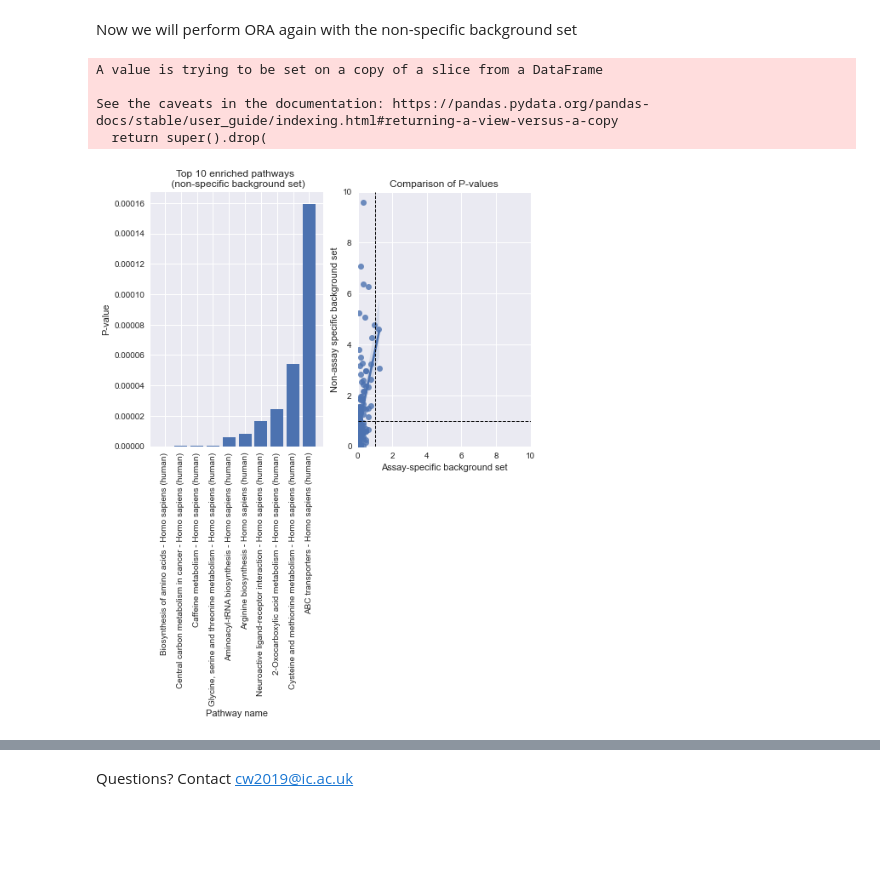
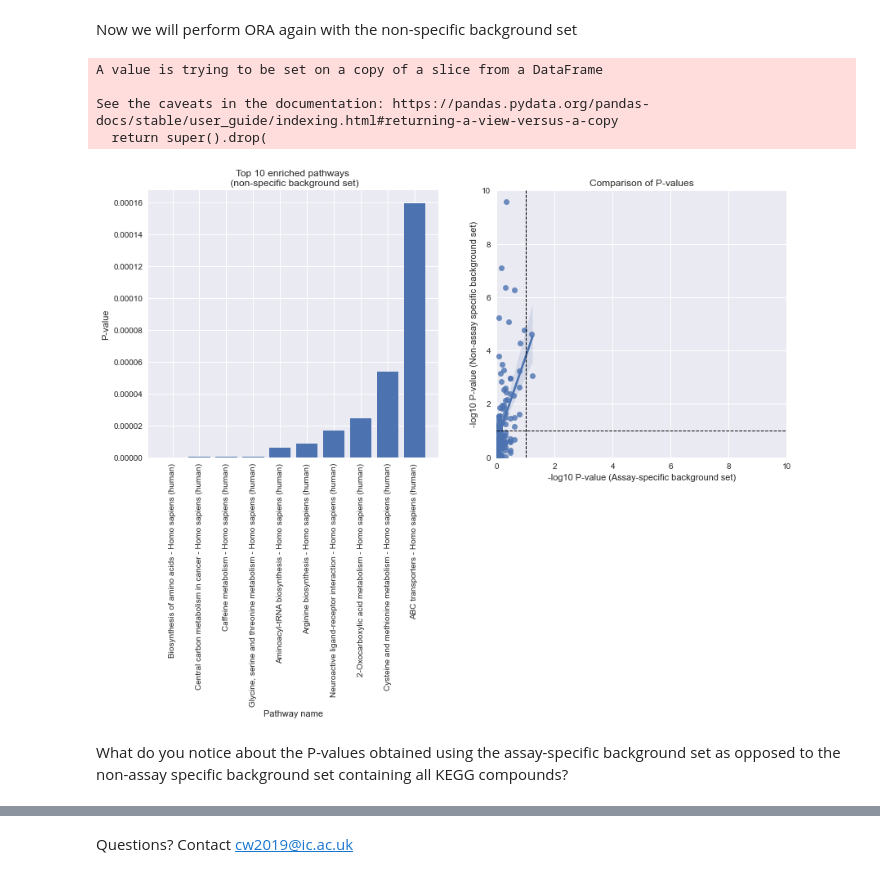
Before and after one commit to cwieder/met-pathway-tutorial, a Jupyter notebook: Intro_to_data_analysis_pathway_tutorial.ipynb, the cells around one changed output, grey strips where cells are left out. Saved outputs shown, nothing was run; the diff lists cells and outputs as text; code cells hidden in the pictures; blank space fills up the shorter version.

```diff
--- a/Intro_to_data_analysis_pathway_tutorial.ipynb
+++ b/Intro_to_data_analysis_pathway_tutorial.ipynb
@@ -191,31 +195,33 @@ Now we will perform ORA again with the non-specific background set
 # %%
 ora_res_non_specific_background = over_representation_analysis(DA_metabolites, non_specific_background_set, KEGG_human_pathways)
 
-fig, (ax1, ax2) = plt.subplots(1, 2)
+fig, (ax1, ax2) = plt.subplots(1, 2, figsize=(14, 6))
 plt.style.use("seaborn")
 top_10_ora_res_non_specific = ora_res_non_specific_background.sort_values(by="P-value").iloc[0:10, :]
 ax1.bar(top_10_ora_res_non_specific["Pathway_name"], top_10_ora_res_non_specific["P-value"])
 ax1.set_xticklabels(top_10_ora_res_non_specific["Pathway_name"], rotation=90)
 ax1.set_ylabel("P-value")
 ax1.set_xlabel("Pathway name")
 ax1.set_title("Top 10 enriched pathways \n (non-specific background set)")
 
 intersect = (set(ora_res["Pathway_ID"].tolist()) & set(ora_res_non_specific_background["Pathway_ID"].tolist()))
 # Ensures pathways are the same in both results (non specific background set can have additional pathways)
 ora_res_all = ora_res_non_specific_background[ora_res_non_specific_background["Pathway_ID"].isin(intersect)]
 ora_res_pvals = np.negative(np.log10(ora_res["P-value"].tolist()))
 ora_res_all_pvals = np.negative(np.log10(ora_res_non_specific_background["P-value"].tolist()))
 sns.regplot(ora_res_pvals, ora_res_all_pvals, ax=ax2)
-ax2.set_ylabel("Non-assay specific background set")
-ax2.set_xlabel("Assay-specific background set")
+ax2.set_ylabel("-log10 P-value (Non-assay specific background set)")
+ax2.set_xlabel("-log10 P-value (Assay-specific background set)")
 ax2.set_title("Comparison of P-values")
 ax2.axhline(y=1, linewidth=1, color='black', linestyle='--')
 ax2.axvline(x=1, linewidth=1, color='black', linestyle='--')
 ax2.set(ylim=(0, 10), xlim=(0, 10))
 plt.show()
 # %% [output]
 A value is trying to be set on a copy of a slice from a DataFrame
 
 See the caveats in the documentation: https://pandas.pydata.org/pandas-docs/stable/user_guide/indexing.html#returning-a-view-versus-a-copy
   return super().drop(
-[figure, old version]
+[figure, new version]
+# %% [markdown]
+What do you notice about the P-values obtained using the assay-specific background set as opposed to the non-assay specific background set containing all KEGG compounds?
```
Also changed, not shown: parts of 6 cells of this notebook.
